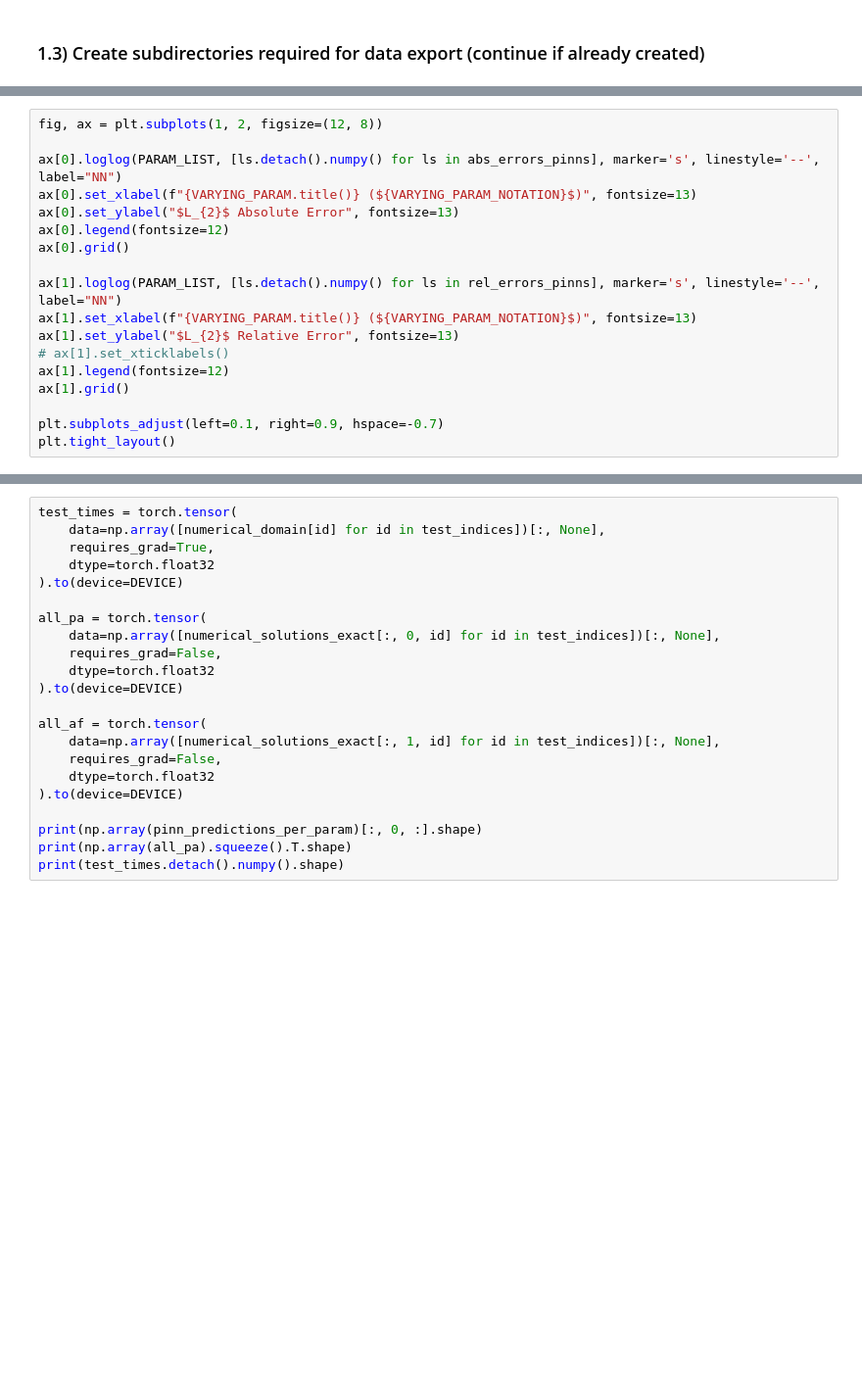
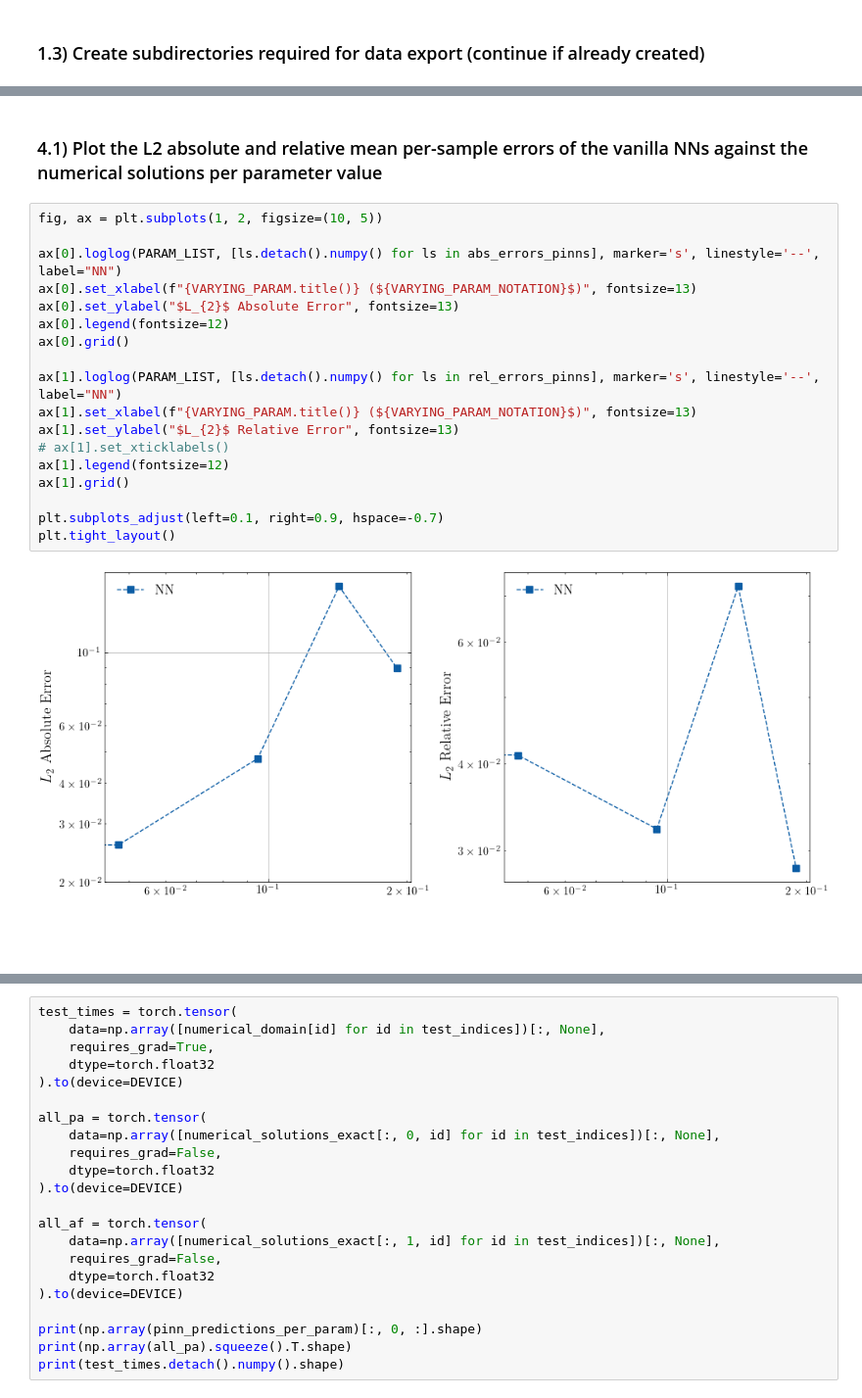
Before and after one commit to KaranBKataria/SciML-PINNs, a Jupyter notebook: src/numerical_experiments/notebooks/vanilla_nns_numerical_experiments.ipynb, the cells around one changed output, grey strips where cells are left out. Shown at 98% size. Drawn from its saved outputs; the diff is of its cells as text; blank space fills up the shorter version.

```diff
--- a/src/numerical_experiments/notebooks/vanilla_nns_numerical_experiments.ipynb
+++ b/src/numerical_experiments/notebooks/vanilla_nns_numerical_experiments.ipynb
@@ -828,18 +965,22 @@ plt.show()
+# %% [markdown]
+### 4.1) Plot the L2 absolute and relative mean per-sample errors of the vanilla NNs against the numerical solutions per parameter value
 # %%
-fig, ax = plt.subplots(1, 2, figsize=(12, 8))
+fig, ax = plt.subplots(1, 2, figsize=(10, 5))
 
 ax[0].loglog(PARAM_LIST, [ls.detach().numpy() for ls in abs_errors_pinns], marker='s', linestyle='--', label="NN")
 ax[0].set_xlabel(f"{VARYING_PARAM.title()} (${VARYING_PARAM_NOTATION}$)", fontsize=13)
 ax[0].set_ylabel("$L_{2}$ Absolute Error", fontsize=13)
 ax[0].legend(fontsize=12)
 ax[0].grid()
 
 ax[1].loglog(PARAM_LIST, [ls.detach().numpy() for ls in rel_errors_pinns], marker='s', linestyle='--', label="NN")
 ax[1].set_xlabel(f"{VARYING_PARAM.title()} (${VARYING_PARAM_NOTATION}$)", fontsize=13)
 ax[1].set_ylabel("$L_{2}$ Relative Error", fontsize=13)
 # ax[1].set_xticklabels()
 ax[1].legend(fontsize=12)
 ax[1].grid()
 
 plt.subplots_adjust(left=0.1, right=0.9, hspace=-0.7)
 plt.tight_layout()
+# %% [output]
+[figure, added]
```
Also changed, not shown: parts of 41 cells of this notebook, 1 other file.
